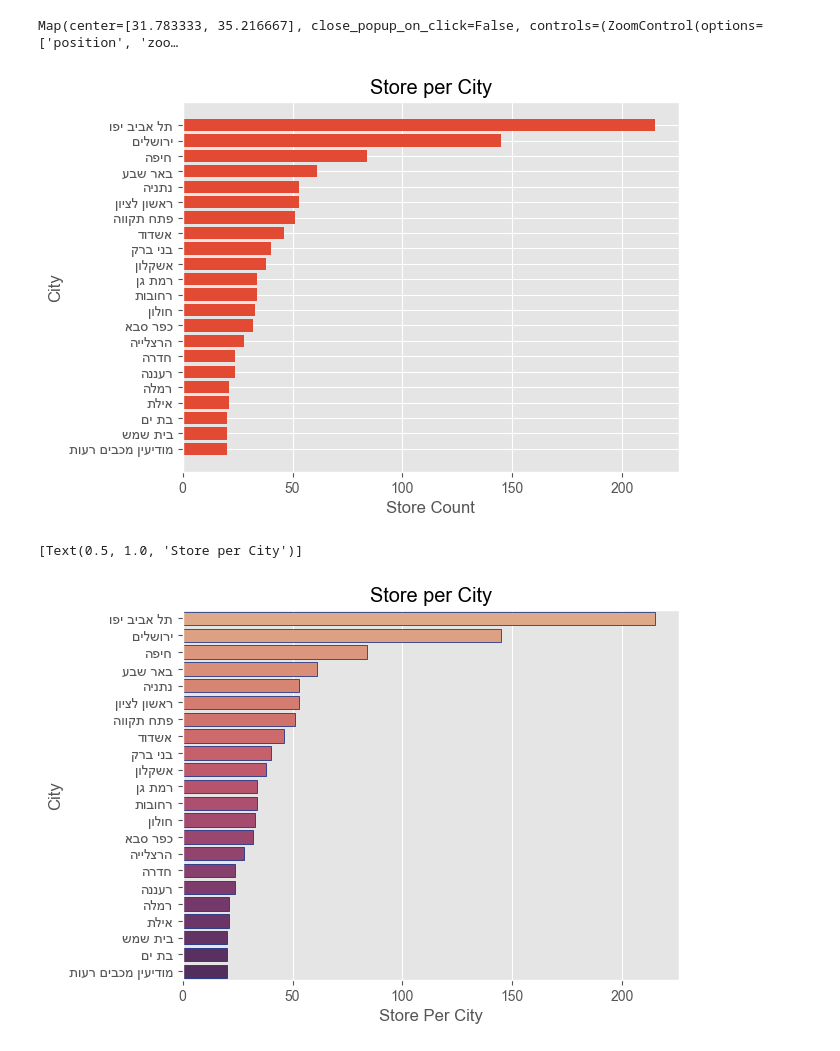
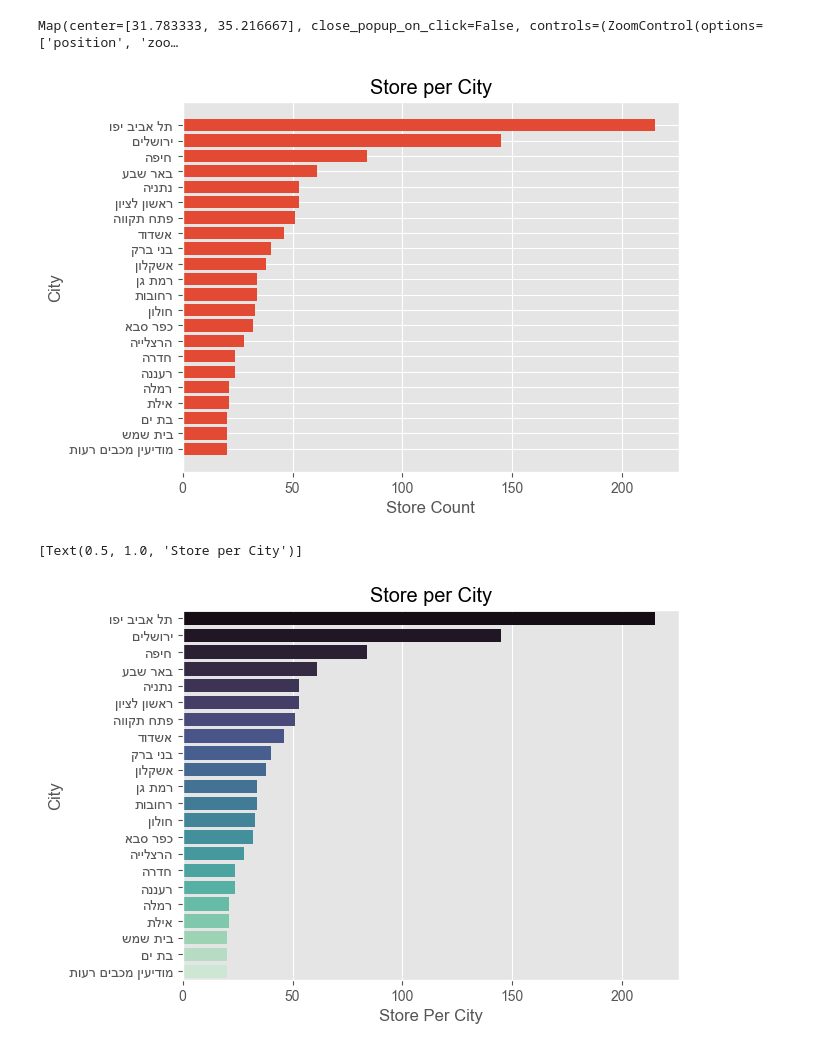
Before and after one commit to AKorets/israeli-supermarket-data, a Jupyter notebook: city_visual.ipynb, the cells around one changed output. Cells and saved outputs as stored; diff of their text form; code cells hidden in the pictures.

Commit message:
Store per city, color pallet mako

```diff
--- a/city_visual.ipynb
+++ b/city_visual.ipynb
@@ -70,32 +70,32 @@ def clean_data(city_stat, ):
     del city_stat['unknown']
     del city_stat['None']
     key_to_del = [key for key in city_stat if city_stat[key]<20]
     for key in key_to_del:
         del city_stat[key]
     city_stat_sorter = sorted(city_stat.items(), key=lambda x:x[1], reverse=False)
     return city_stat_sorter
 
 def show_by_plotlib(city_stat_sorter):
     matplotlib.rc('font', family='Arial')
     plt.style.use('ggplot')
     plt.barh([bidialg.get_display(k) for (k,v) in city_stat_sorter], [v for (k,v) in city_stat_sorter])
     plt.title('Store per City')
     plt.ylabel('City')
     plt.xlabel('Store Count')
     plt.show()
 
 city_stat = download_data()
 city_stat_sorter = clean_data(city_stat)
 
 df1 = pd.DataFrame(city_stat_sorter, columns=['City', 'Store Per City'])
 #display(df1)
 
 show_by_plotlib(city_stat_sorter)
 
 df1['City'] = df1['City'].apply(lambda x: bidialg.get_display(x))
 order = df1.sort_values('Store Per City',ascending = False).City
-sns.barplot(df1, y="City", x='Store Per City' , color='blue', order=order, palette = "flare", edgecolor = 'b').set(title='Store per City')
+sns.barplot(df1, y="City", x='Store Per City' , order=order, palette = "mako").set(title='Store per City')
 # %% [output]
 [figure]
 [Text(0.5, 1.0, 'Store per City')]
-[figure, old version]
+[figure, new version]
```
